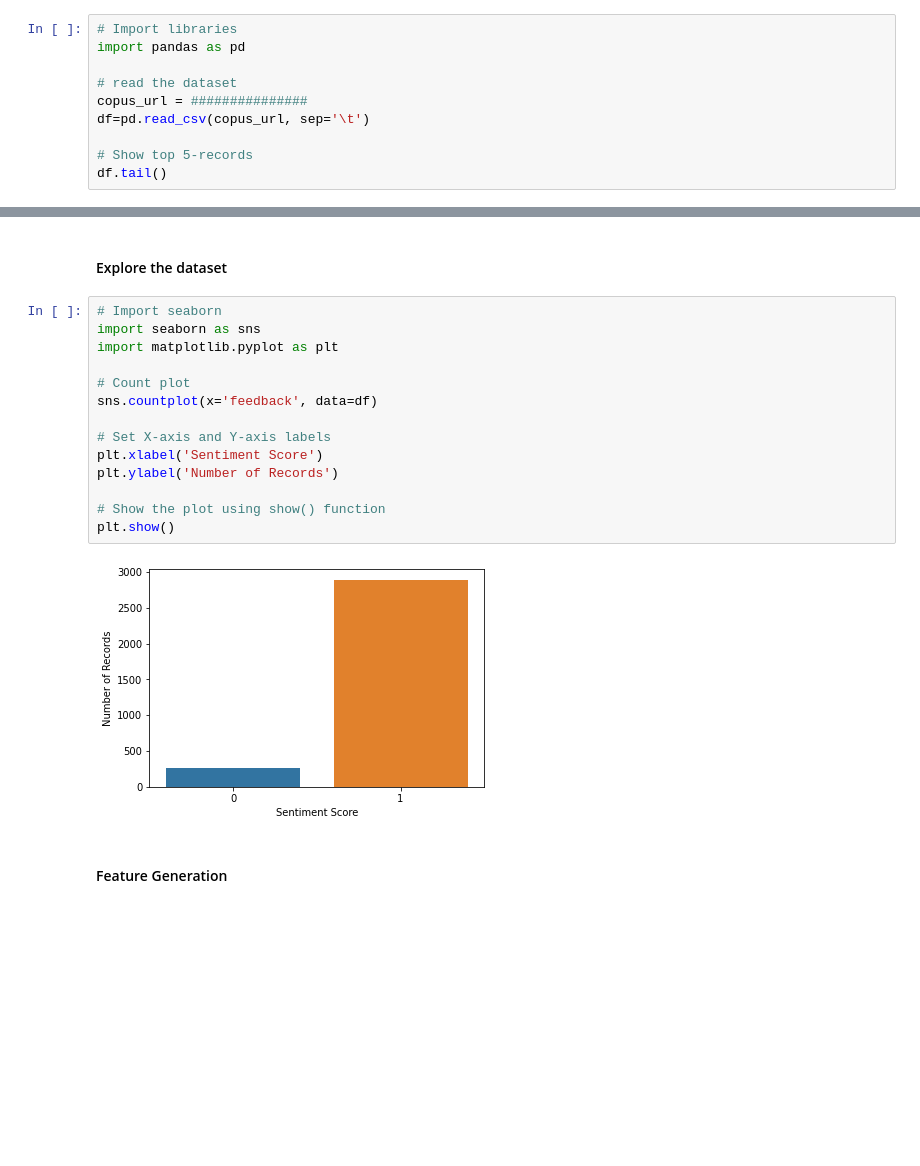
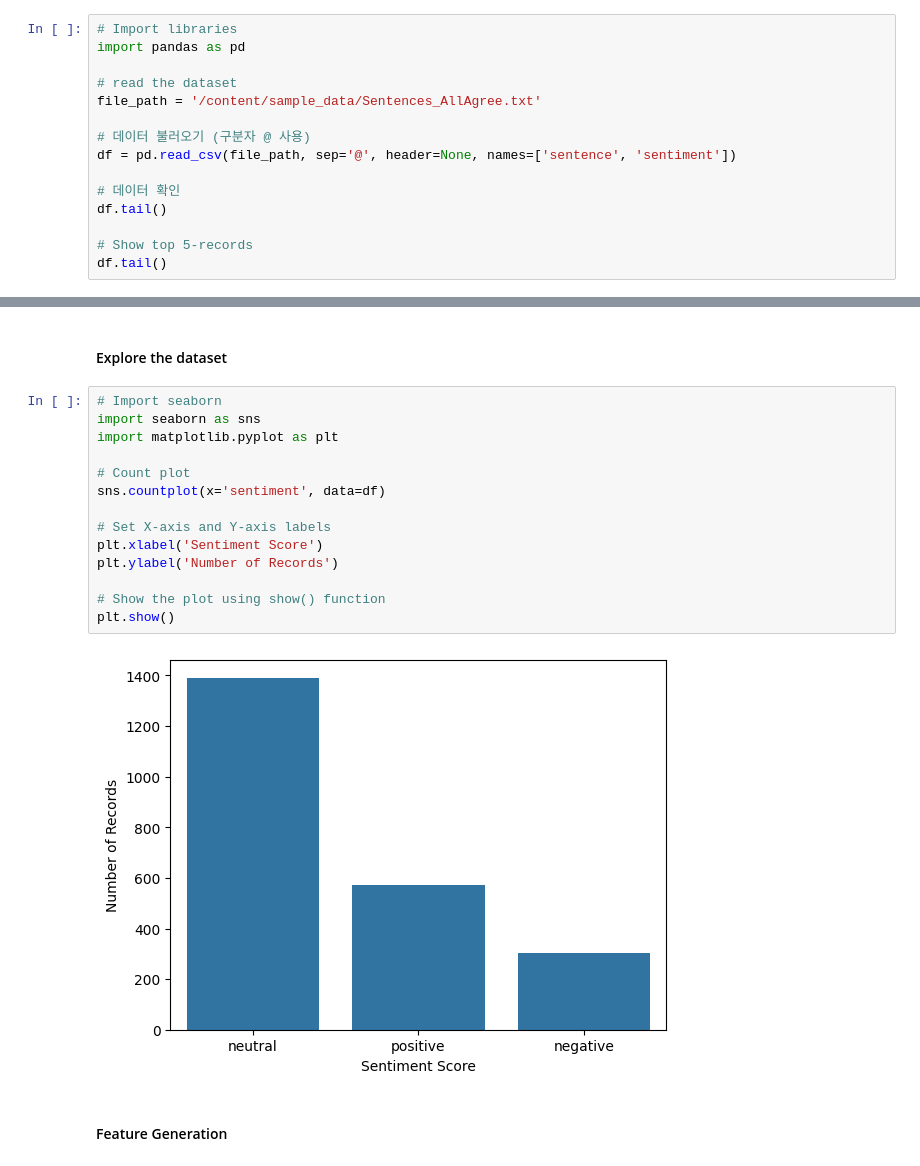
Before and after one commit to younghun1124/AI-assignment, a Jupyter notebook: [NLP]_Lab_1.ipynb, the cells around one changed output, grey strips where cells are left out. Saved outputs shown, nothing was run; the diff lists cells and outputs as text; blank space fills up the shorter version.

```diff
--- a/[NLP]_Lab_1.ipynb
+++ b/[NLP]_Lab_1.ipynb
@@ -583,8 +574,13 @@ Will grade it only on and off. But briefly tell us what did you try.
 import pandas as pd
 
 # read the dataset
-copus_url = ###############
-df=pd.read_csv(copus_url, sep='\t')
+file_path = '/content/sample_data/Sentences_AllAgree.txt'
+
+# 데이터 불러오기 (구분자 @ 사용)
+df = pd.read_csv(file_path, sep='@', header=None, names=['sentence', 'sentiment'])
+
+# 데이터 확인
+df.tail()
 
 # Show top 5-records
 df.tail()
@@ -600,19 +596,19 @@ df.tail()
 # %%
 # Import seaborn
 import seaborn as sns
 import matplotlib.pyplot as plt
 
 # Count plot
-sns.countplot(x='feedback', data=df)
+sns.countplot(x='sentiment', data=df)
 
 # Set X-axis and Y-axis labels
 plt.xlabel('Sentiment Score')
 plt.ylabel('Number of Records')
 
 # Show the plot using show() function
 plt.show()
 # %% [output]
-[figure, old version]
+[figure, new version]
 # %% [markdown]
 #### Feature Generation
 # %%
```
Also changed, not shown: parts of 13 cells of this notebook.
